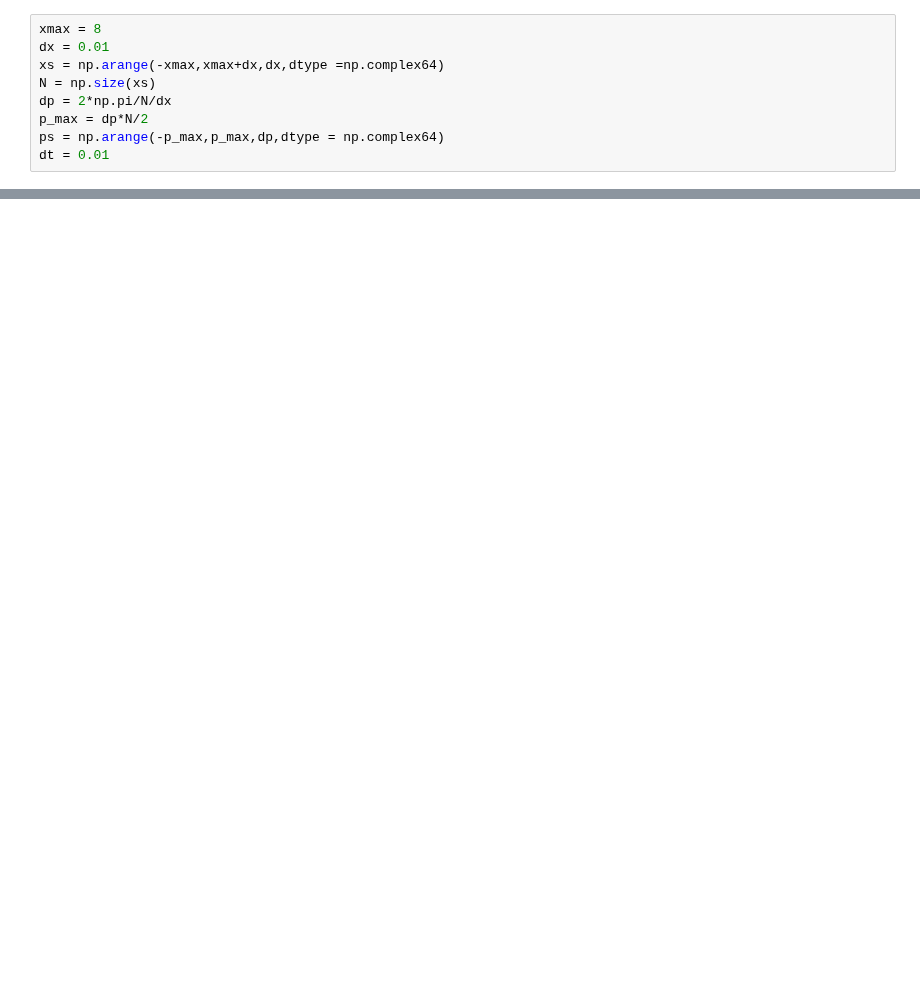
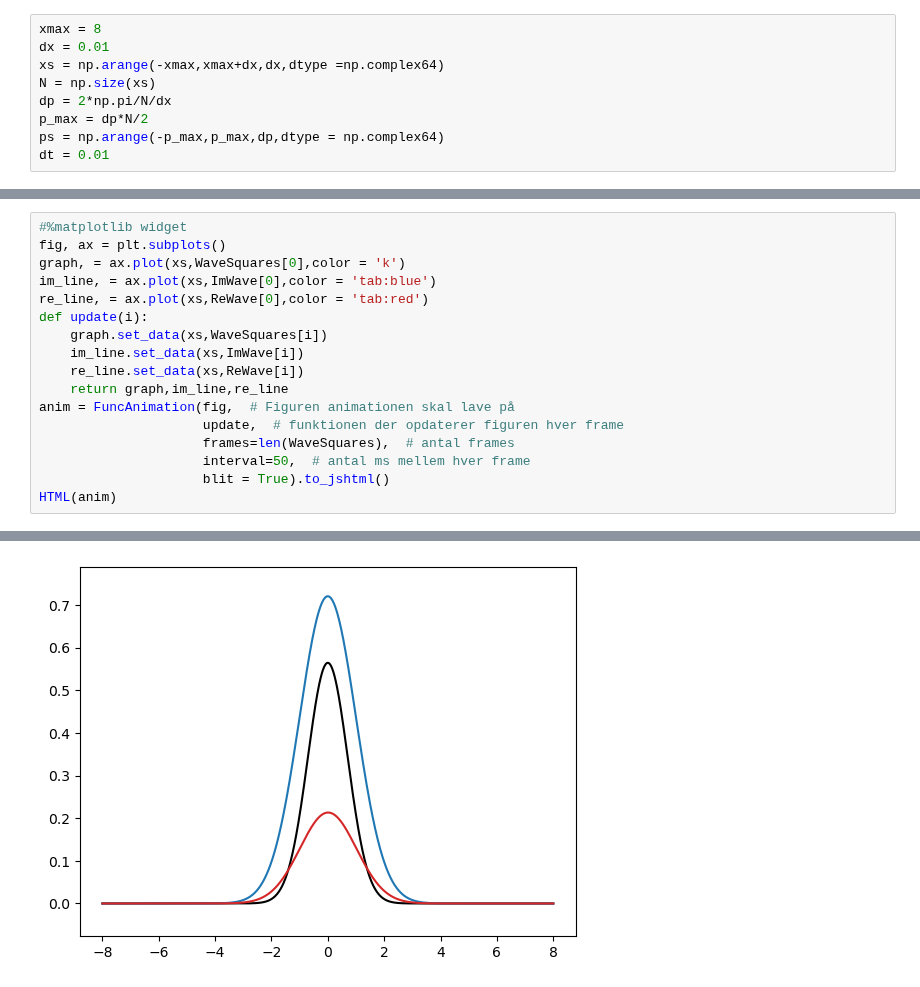
Before and after one commit to EmilLenler/PhD-Work, a Jupyter notebook: Teaching/Working Split Step Fourier Method.ipynb, the cells around one changed output, grey strips where cells are left out. Drawn from its saved outputs; the diff is of its cells as text; blank space fills up the shorter version.

```diff
--- a/Teaching/Working Split Step Fourier Method.ipynb
+++ b/Teaching/Working Split Step Fourier Method.ipynb
@@ -50,0 +67,18 @@ print(integ.trapz(np.abs(ifft(H)*np.exp(1j*(-p_max)*xs[0])*np.exp(1j*(-p_max)*dx
+# %%
+#%matplotlib widget
+fig, ax = plt.subplots()
+graph, = ax.plot(xs,WaveSquares[0],color = 'k')
+im_line, = ax.plot(xs,ImWave[0],color = 'tab:blue')
+re_line, = ax.plot(xs,ReWave[0],color = 'tab:red')
+def update(i):
+    graph.set_data(xs,WaveSquares[i])
+    im_line.set_data(xs,ImWave[i])
+    re_line.set_data(xs,ReWave[i])
+    return graph,im_line,re_line
+anim = FuncAnimation(fig,  # Figuren animationen skal lave på
+                     update,  # funktionen der opdaterer figuren hver frame
+                     frames=len(WaveSquares),  # antal frames
+                     interval=50,  # antal ms mellem hver frame
+                     blit = True).to_jshtml()
+HTML(anim)
+# %% [output]
@@ -50,0 +86 @@ print(integ.trapz(np.abs(ifft(H)*np.exp(1j*(-p_max)*xs[0])*np.exp(1j*(-p_max)*dx
+[figure, added]
```
Also changed, not shown: parts of 5 cells of this notebook, 1 other file.
